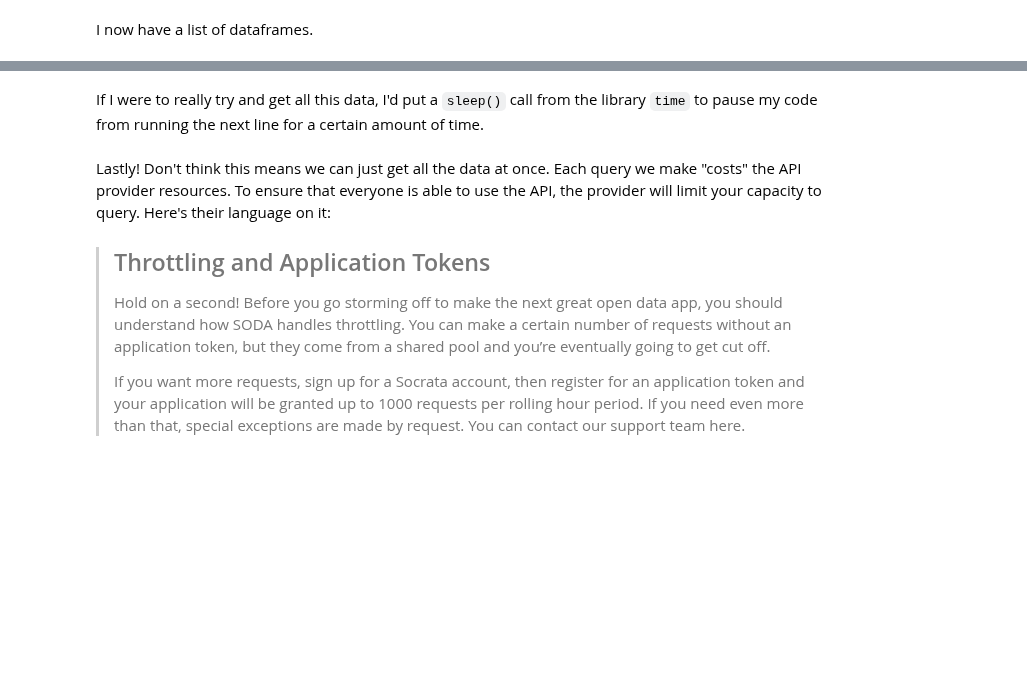
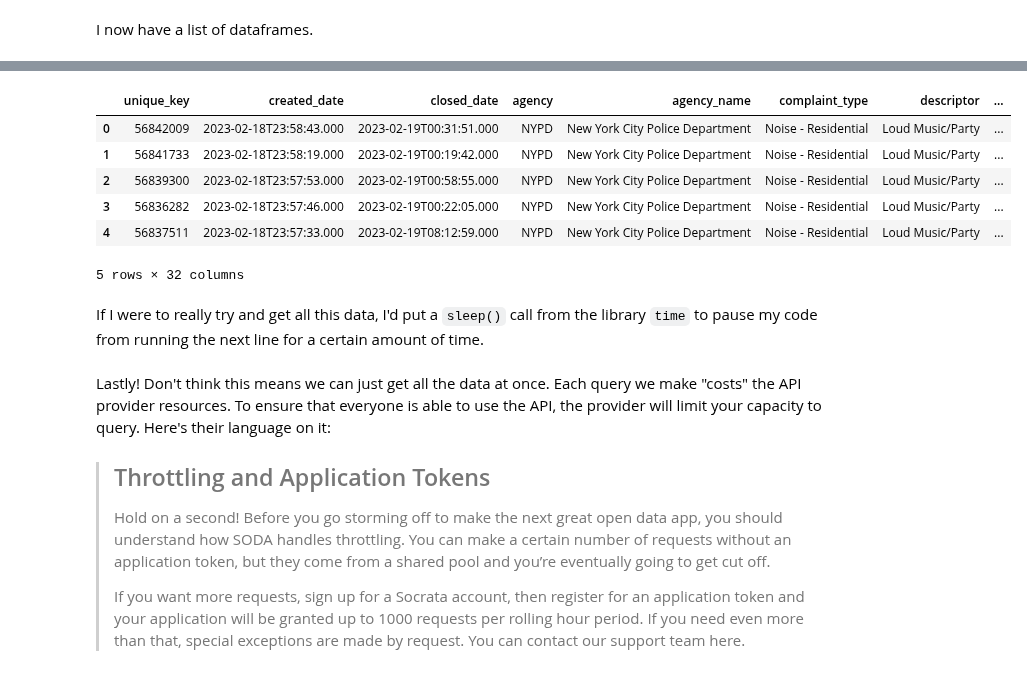
Before and after one commit to iamwfx/4680_5680_intro_uds, a Jupyter notebook: Week5/W5_opendataAPIs1.ipynb, the cells around one changed output, grey strips where cells are left out. Cells and saved outputs as stored; diff of their text form; code cells hidden in the pictures; blank space fills up the shorter version.

```diff
--- a/Week5/W5_opendataAPIs1.ipynb
+++ b/Week5/W5_opendataAPIs1.ipynb
@@ -433,7 +655,15 @@ len(list_of_dfs)
 ## to create a single dataframe
 servicereq_final = pd.concat(list_of_dfs)
 # %%
-servicereq_final.shape
+servicereq_final.head()
+# %% [output]
+|  | unique_key | created_date | closed_date | agency | agency_name | complaint_type | descriptor | ... |
+| 0 | 56842009 | 2023-02-18T23:58:43.000 | 2023-02-19T00:31:51.000 | NYPD | New York City Police Department | Noise - Residential | Loud Music/Party | ... |
+| 1 | 56841733 | 2023-02-18T23:58:19.000 | 2023-02-19T00:19:42.000 | NYPD | New York City Police Department | Noise - Residential | Loud Music/Party | ... |
+| 2 | 56839300 | 2023-02-18T23:57:53.000 | 2023-02-19T00:58:55.000 | NYPD | New York City Police Department | Noise - Residential | Loud Music/Party | ... |
+| 3 | 56836282 | 2023-02-18T23:57:46.000 | 2023-02-19T00:22:05.000 | NYPD | New York City Police Department | Noise - Residential | Loud Music/Party | ... |
+| 4 | 56837511 | 2023-02-18T23:57:33.000 | 2023-02-19T08:12:59.000 | NYPD | New York City Police Department | Noise - Residential | Loud Music/Party | ... |
+5 rows × 32 columns
 # %% [markdown]
 If I were to really try and get all this data, I'd put a `sleep()` call from the library `time` to pause my code from running the next line for a certain amount of time.
 # %%
```
Also changed, not shown: parts of 38 cells of this notebook.
